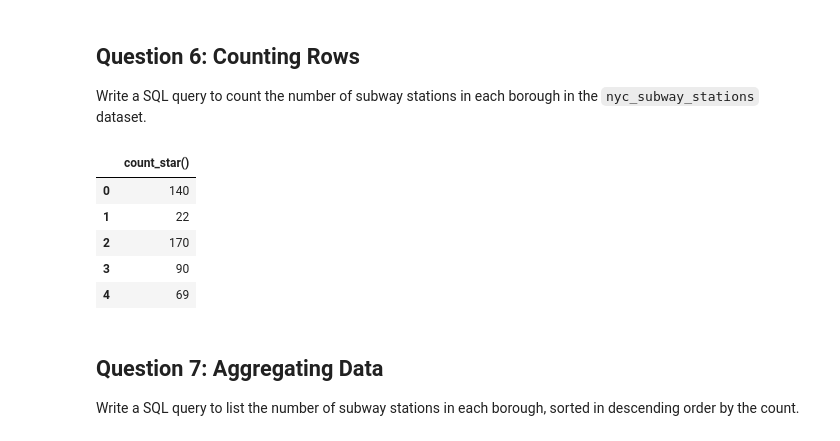
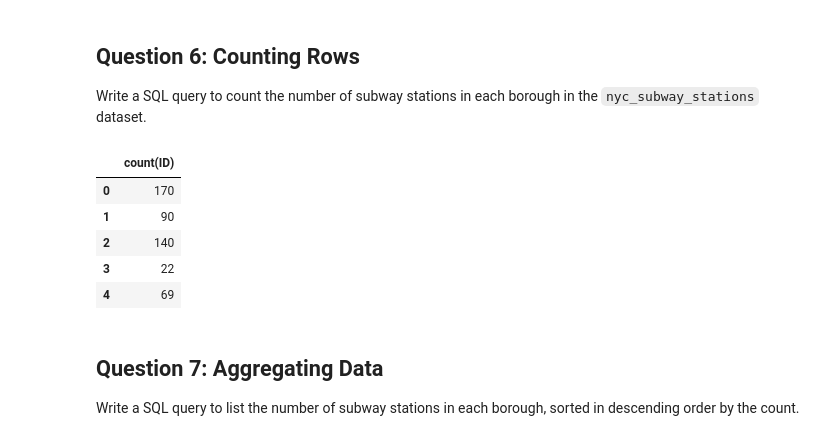
Before and after one commit to zyang91/spatial_data_management, a Jupyter notebook: lab/lab_08.ipynb, the cells around one changed output. Drawn from its saved outputs; the diff is of its cells as text; code cells hidden in the pictures.

```diff
--- a/lab/lab_08.ipynb
+++ b/lab/lab_08.ipynb
@@ -163,13 +163,13 @@ SELECT DISTINCT BOROUGH FROM nyc_subway_stations;
 Write a SQL query to count the number of subway stations in each borough in the `nyc_subway_stations` dataset.
 # %%
 %%sql
-SELECT COUNT(*) FROM nyc_subway_stations GROUP BY BOROUGH;
+SELECT COUNT(ID) FROM nyc_subway_stations GROUP BY BOROUGH;
 # %% [output]
-|  | count_star() |
-| 0 | 140 |
-| 1 | 22 |
-| 2 | 170 |
-| 3 | 90 |
+|  | count(ID) |
+| 0 | 170 |
+| 1 | 90 |
+| 2 | 140 |
+| 3 | 22 |
 | 4 | 69 |
 # %% [markdown]
 ## Question 7: Aggregating Data
```
Also changed, not shown: 1 other file.
